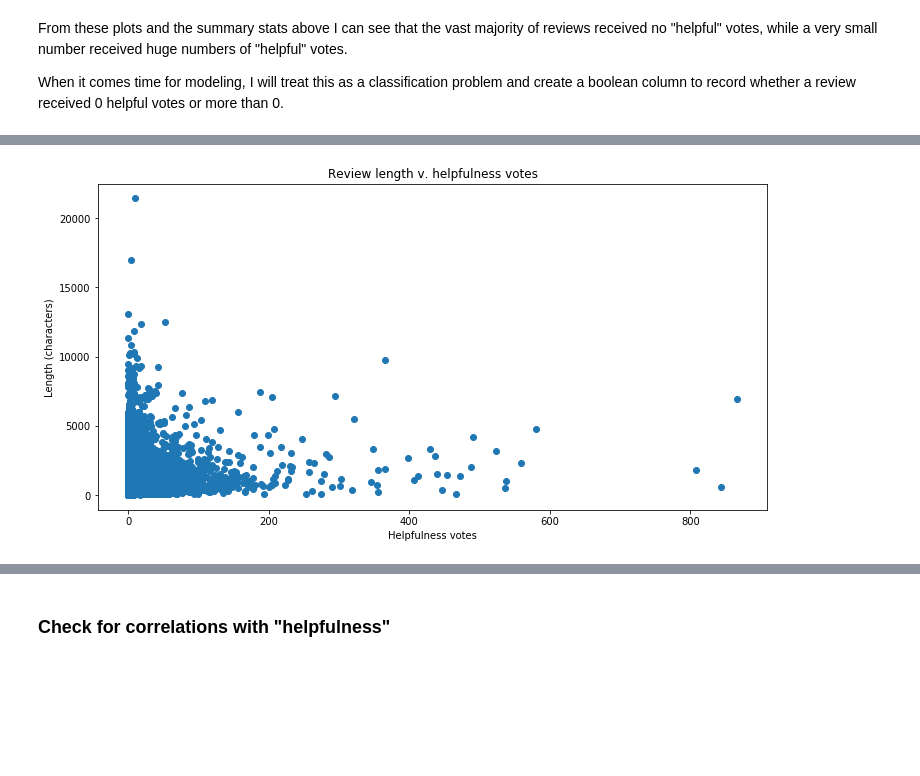
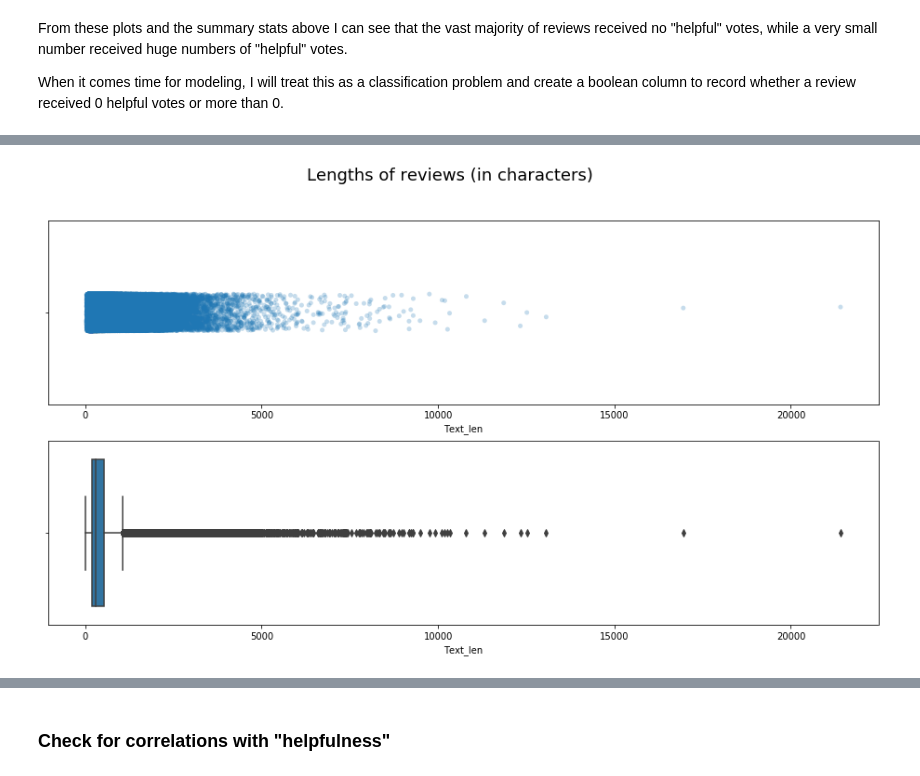
Before and after one commit to jrkreiger/helpful-reviews, a Jupyter notebook: project_notes.ipynb, the cells around one changed output, grey strips where cells are left out. Cells and saved outputs as stored; diff of their text form; code cells hidden in the pictures; blank space fills up the shorter version.

```diff
--- a/project_notes.ipynb
+++ b/project_notes.ipynb
@@ -360,13 +362,16 @@ See the caveats in the documentation: http://pandas.pydata.org/pandas-docs/stabl
 | 2 | 3 | B000LQOCH0 | ABXLMWJIXXAIN | Natalia Corres "Natalia Corres" | 1 | 1 | 4 | ... |
 | 3 | 4 | B000UA0QIQ | A395BORC6FGVXV | Karl | 3 | 3 | 2 | ... |
 | 4 | 5 | B006K2ZZ7K | A1UQRSCLF8GW1T | Michael D. Bigham "M. Wassir" | 0 | 0 | 5 | ... |
-# %%
-# Plot length of review v. number of 'helpful' votes
-plt.figure(figsize=(12,6))
-plt.scatter(data_no_dupe_texts.HelpfulnessNumerator, data_no_dupe_texts.Text_len)
-plt.xlabel('Helpfulness votes')
-plt.ylabel('Length (characters)')
-plt.title('Review length v. helpfulness votes')
-plt.show();
-# %% [output]
-[figure, removed]
+# %%
+# Visualize lengths of reviews (in characters)
+fig, axes = plt.subplots(2, 1, figsize=(16,8))
+ax1 = axes[0]
+sns.stripplot(x='Text_len', data=data_no_dupe_texts, alpha=0.25, ax=ax1)
+
+ax2 = axes[1]
+sns.boxplot(x='Text_len', data=data_no_dupe_texts, ax=ax2)
+plt.suptitle('Lengths of reviews (in characters)', fontsize=18)
+
+plt.show();
+# %% [output]
+[figure, added]
```
Also changed, not shown: parts of 69 cells of this notebook.
